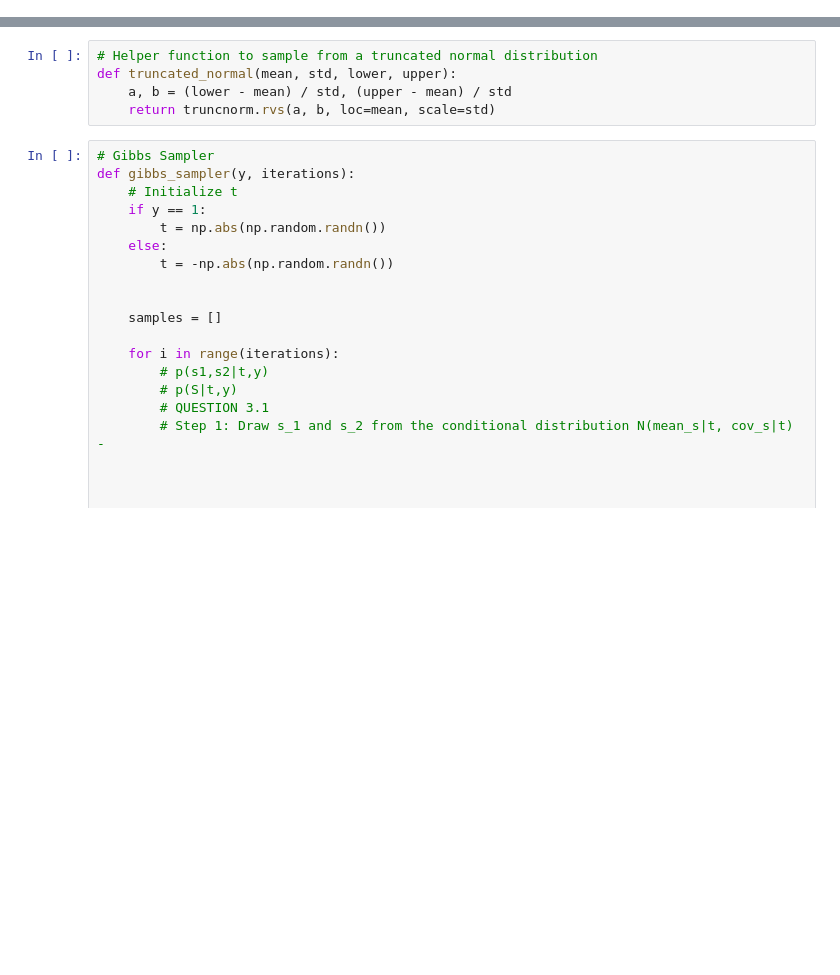
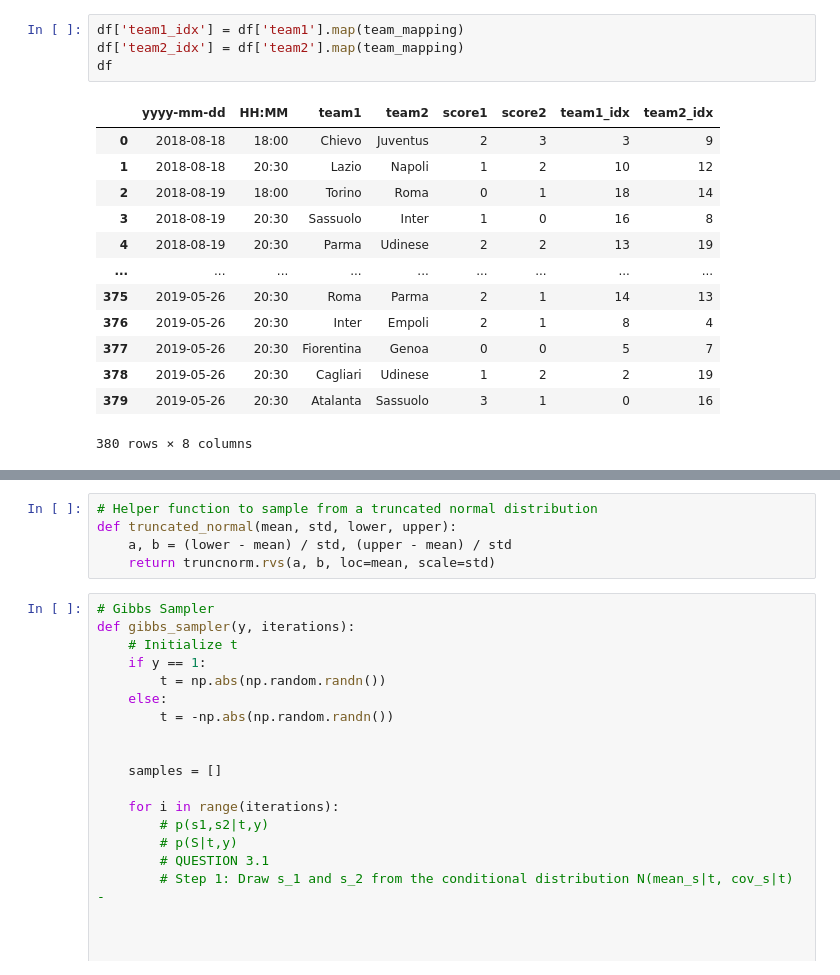
Before and after one commit to moniba-ravan/ranking-system, a Jupyter notebook: gibbssampler.ipynb, the cells around one changed output, grey strips where cells are left out. Drawn from its saved outputs; the diff is of its cells as text; blank space fills up the shorter version.

```diff
--- a/gibbssampler.ipynb
+++ b/gibbssampler.ipynb
@@ -16,0 +73,18 @@ GIBBS SAMPLER
+# %%
+df['team1_idx'] = df['team1'].map(team_mapping)
+df['team2_idx'] = df['team2'].map(team_mapping)
+df
+# %% [output]
+|  | yyyy-mm-dd | HH:MM | team1 | team2 | score1 | score2 | team1_idx | team2_idx |
+| 0 | 2018-08-18 | 18:00 | Chievo | Juventus | 2 | 3 | 3 | 9 |
+| 1 | 2018-08-18 | 20:30 | Lazio | Napoli | 1 | 2 | 10 | 12 |
+| 2 | 2018-08-19 | 18:00 | Torino | Roma | 0 | 1 | 18 | 14 |
+| 3 | 2018-08-19 | 20:30 | Sassuolo | Inter | 1 | 0 | 16 | 8 |
+| 4 | 2018-08-19 | 20:30 | Parma | Udinese | 2 | 2 | 13 | 19 |
+| ... | ... | ... | ... | ... | ... | ... | ... | ... |
+| 375 | 2019-05-26 | 20:30 | Roma | Parma | 2 | 1 | 14 | 13 |
+| 376 | 2019-05-26 | 20:30 | Inter | Empoli | 2 | 1 | 8 | 4 |
+| 377 | 2019-05-26 | 20:30 | Fiorentina | Genoa | 0 | 0 | 5 | 7 |
+| 378 | 2019-05-26 | 20:30 | Cagliari | Udinese | 1 | 2 | 2 | 19 |
+| 379 | 2019-05-26 | 20:30 | Atalanta | Sassuolo | 3 | 1 | 0 | 16 |
+380 rows × 8 columns
```
Also changed, not shown: parts of 23 cells of this notebook.
